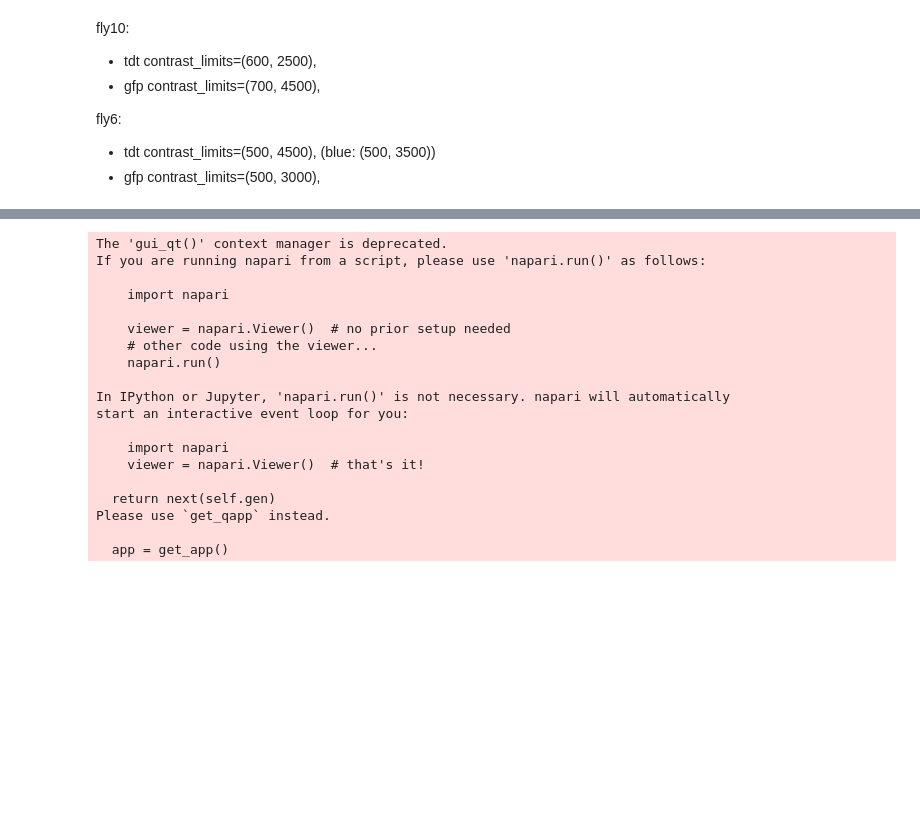
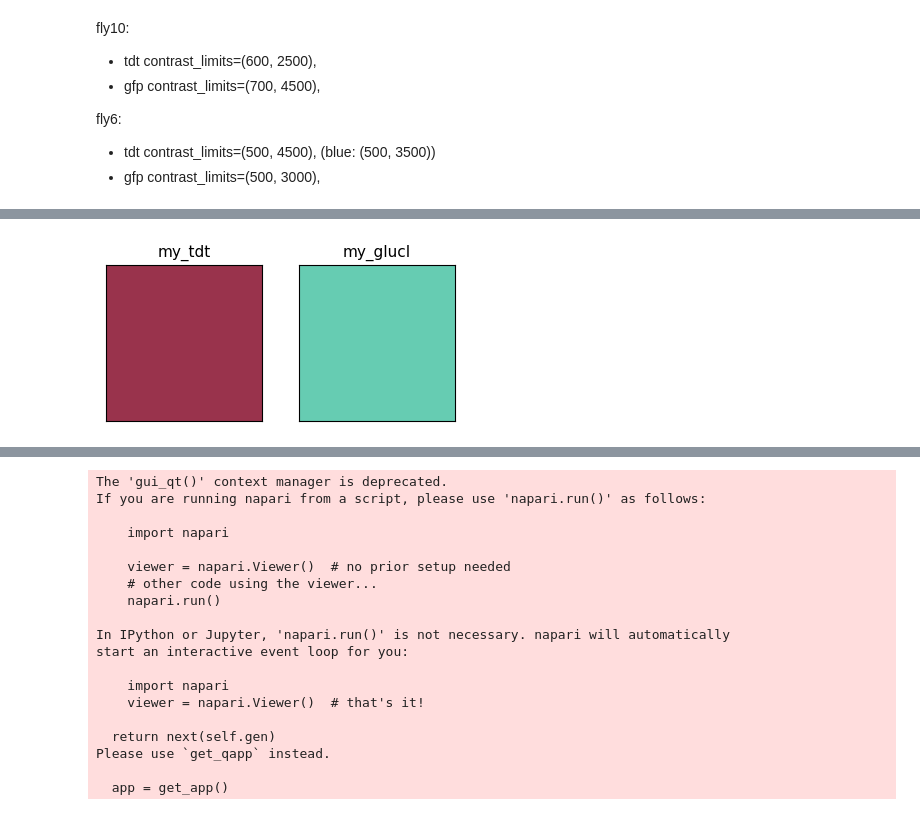
Before and after one commit to sansachenlelele/connectome_analysis_fisherlab, a Jupyter notebook: send_to_fisherlabgithub/notebooks/get_signal_from_airyscan.ipynb, the cells around one changed output, grey strips where cells are left out. Drawn from its saved outputs; the diff is of its cells as text; code cells hidden in the pictures; blank space fills up the shorter version.

```diff
--- a/send_to_fisherlabgithub/notebooks/get_signal_from_airyscan.ipynb
+++ b/send_to_fisherlabgithub/notebooks/get_signal_from_airyscan.ipynb
@@ -724,0 +783,20 @@ blue_channel = assets_image["blue_channel"]
+# %%
+my_tdt = Colormap(
+    colors=[
+        [0, 0, 0, 1],          # black for zero intensity
+        [0.6, 0.2, 0.3, 1],
+    ],
+    name="my_tdt",
+)
+
+my_glucl = Colormap(
+    colors=[
+        [0, 0, 0, 1],          # black for zero intensity
+        [0.4, 0.8, 0.7, 1],
+    ],
+    name="my_glucl",
+)
+# %%
+preview_napari_colors(my_tdt, my_glucl)
+# %% [output]
+[figure, added]
```
Also changed, not shown: parts of 13 cells of this notebook, 11 other files.
